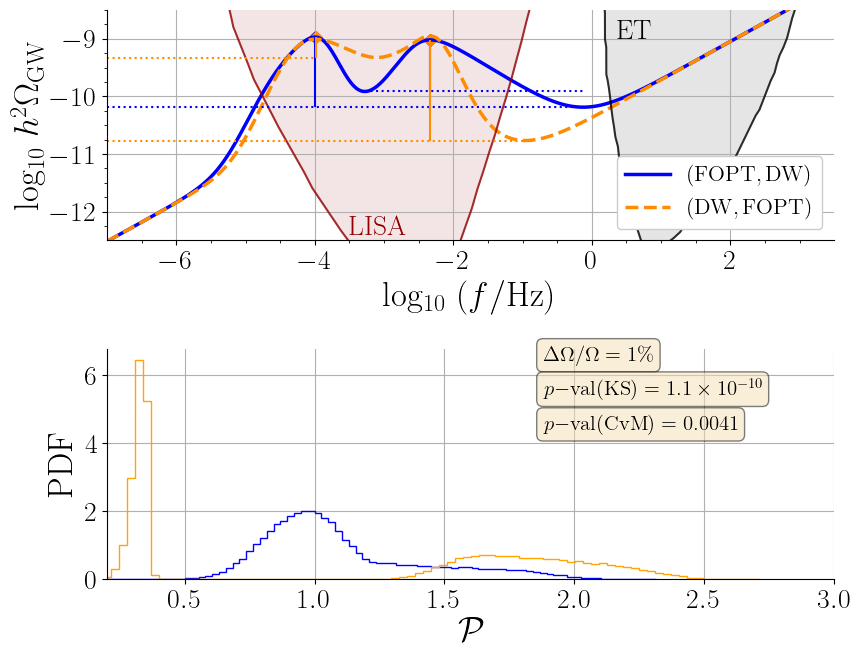
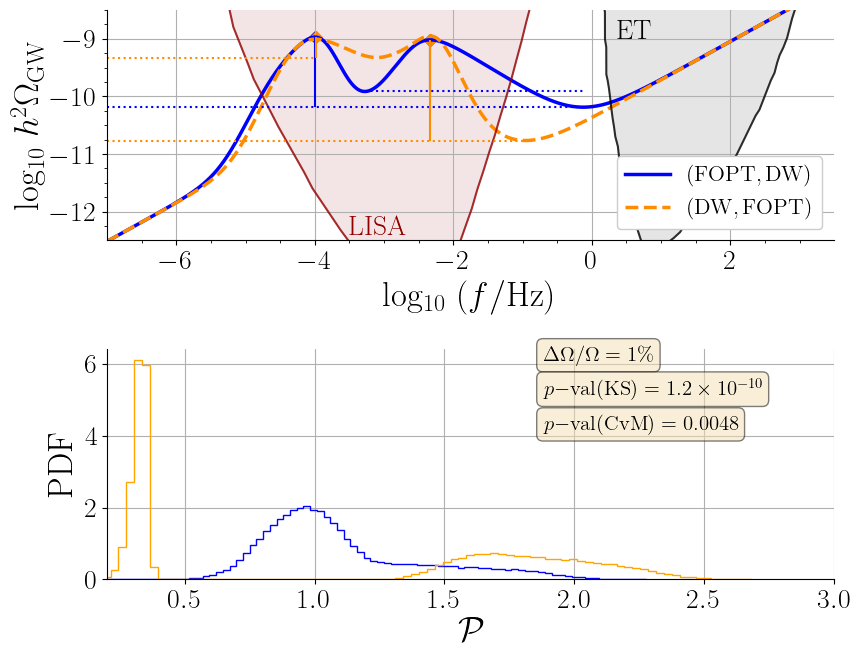
Code edit (unified diff) that turned the first committed figure into the second:
--- before
+++ after
@@ -60,5 +60,5 @@
 ##### Axis labels and grid
 axs[0].set_ylim(-12.5,-8.5)
-axs[0].set_xlim(np.log10(1e-7), np.log10(f_ET_max))
+axs[0].set_xlim(np.log10(1e-7), np.log10(f_max))
 axs[0].set_xlabel(r'$\mathrm{log_{10}}~(f/\mathrm{Hz})$',fontsize=25)
 axs[0].set_ylabel(r'$\mathrm{log_{10}}~h^2 \Omega_\mathrm{GW}$',fontsize=25)
@@ -70,4 +70,4 @@
 
 plt.savefig('./Plots/Case_B.pdf',dpi=125.)
+plt.show()
 
-

Commit: Updated notebook